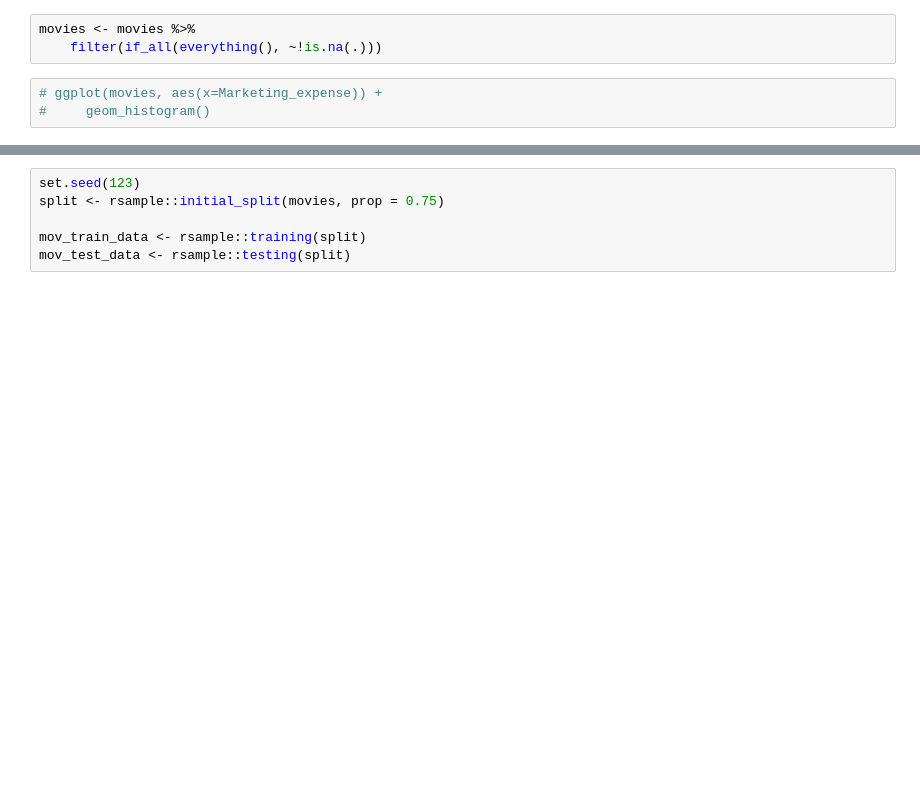
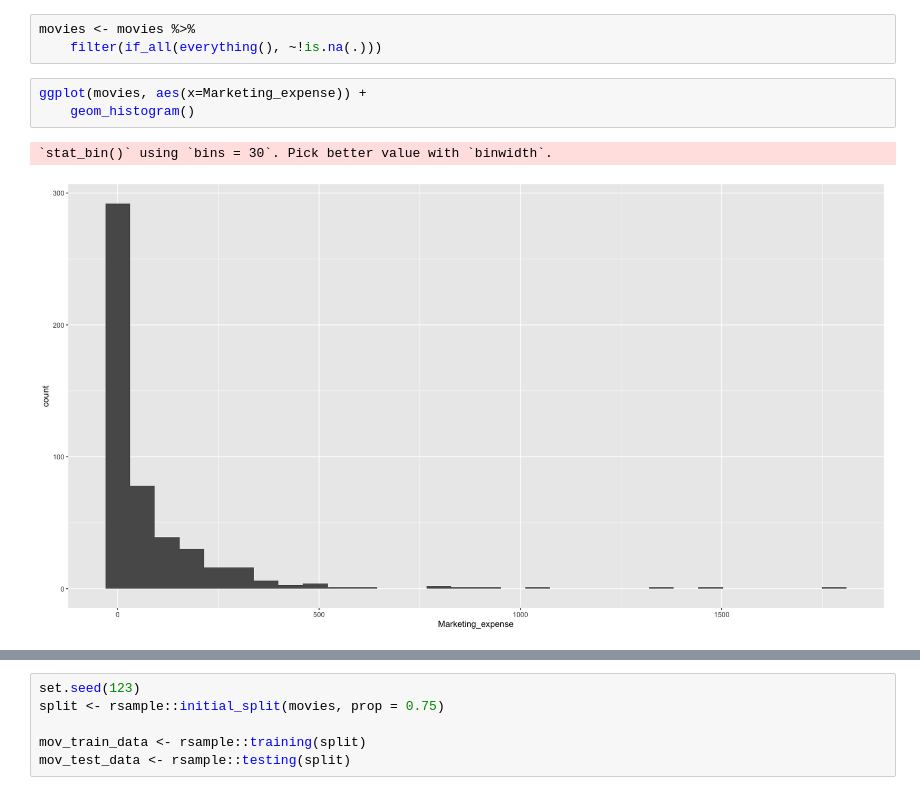
Before and after one commit to stawarzkrzysztof/uczenie_maszynowe_ifs2024, a Jupyter notebook: 06_11_2024/05-UM2024_drzewa_decyzyjne.ipynb, the cells around one changed output, grey strips where cells are left out. Cells and saved outputs as stored; diff of their text form; blank space fills up the shorter version.

```diff
--- a/06_11_2024/05-UM2024_drzewa_decyzyjne.ipynb
+++ b/06_11_2024/05-UM2024_drzewa_decyzyjne.ipynb
@@ -248,6 +239,9 @@ movies %>%
 movies <- movies %>%
     filter(if_all(everything(), ~!is.na(.)))
 # %%
-# ggplot(movies, aes(x=Marketing_expense)) +
-#     geom_histogram()
+ggplot(movies, aes(x=Marketing_expense)) +
+    geom_histogram()
+# %% [output]
+`stat_bin()` using `bins = 30`. Pick better value with `binwidth`.
+[figure, added]
 # %%
```
Also changed, not shown: parts of 37 cells of this notebook.
